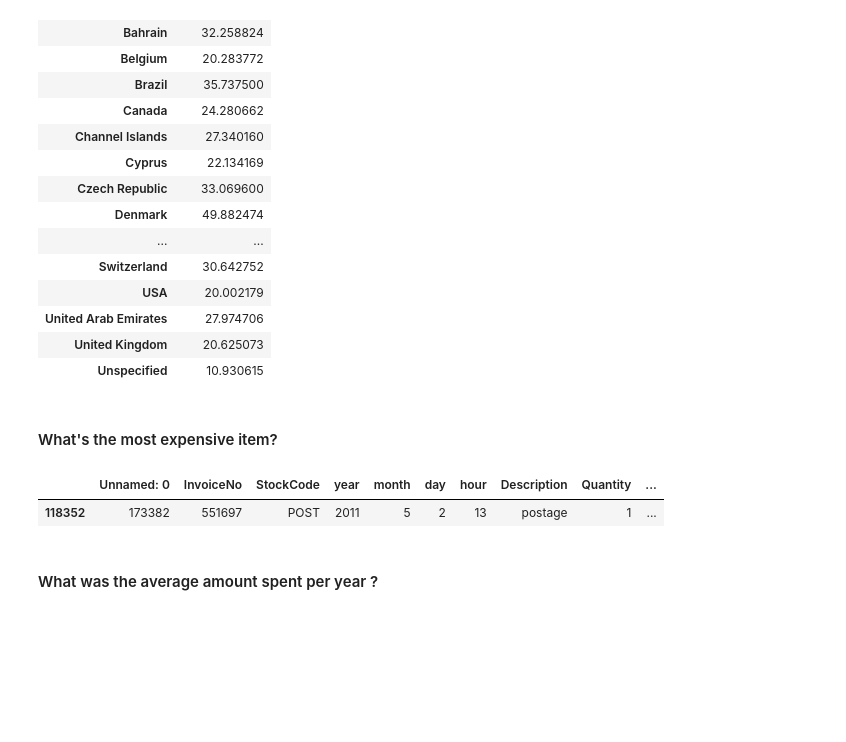
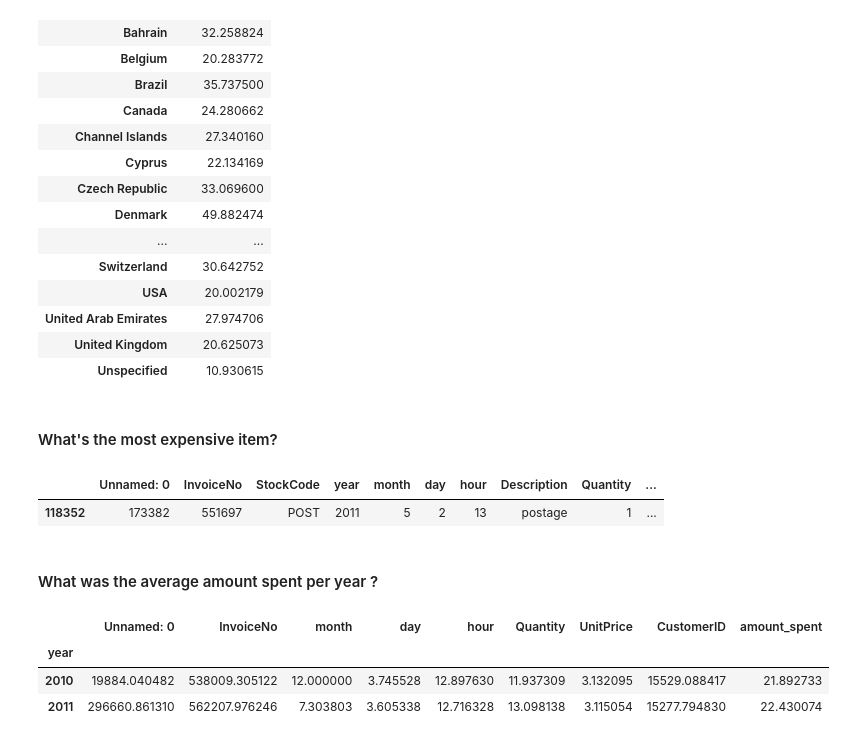
Before and after one commit to Data-FT-MX/lab_subsetting_and_descriptive_stats, a Jupyter notebook: your-code/main.ipynb, the cells around one changed output. Saved outputs shown, nothing was run; the diff lists cells and outputs as text; code cells hidden in the pictures; blank space fills up the shorter version.

```diff
--- a/your-code/main.ipynb
+++ b/your-code/main.ipynb
@@ -621,3 +621,9 @@ orders[orders['UnitPrice'].max()== orders['UnitPrice']]
 #### What was the average amount spent per year ?
 # %%
 # your answer here
+orders.groupby('year').mean('amount_spent')
+# %% [output]
+|  | Unnamed: 0 | InvoiceNo | month | day | hour | Quantity | UnitPrice | CustomerID | amount_spent |
+| year |  |  |  |  |  |  |  |  |  |
+| 2010 | 19884.040482 | 538009.305122 | 12.000000 | 3.745528 | 12.897630 | 11.937309 | 3.132095 | 15529.088417 | 21.892733 |
+| 2011 | 296660.861310 | 562207.976246 | 7.303803 | 3.605338 | 12.716328 | 13.098138 | 3.115054 | 15277.794830 | 22.430074 |
```
Also changed, not shown: 1 other file.
